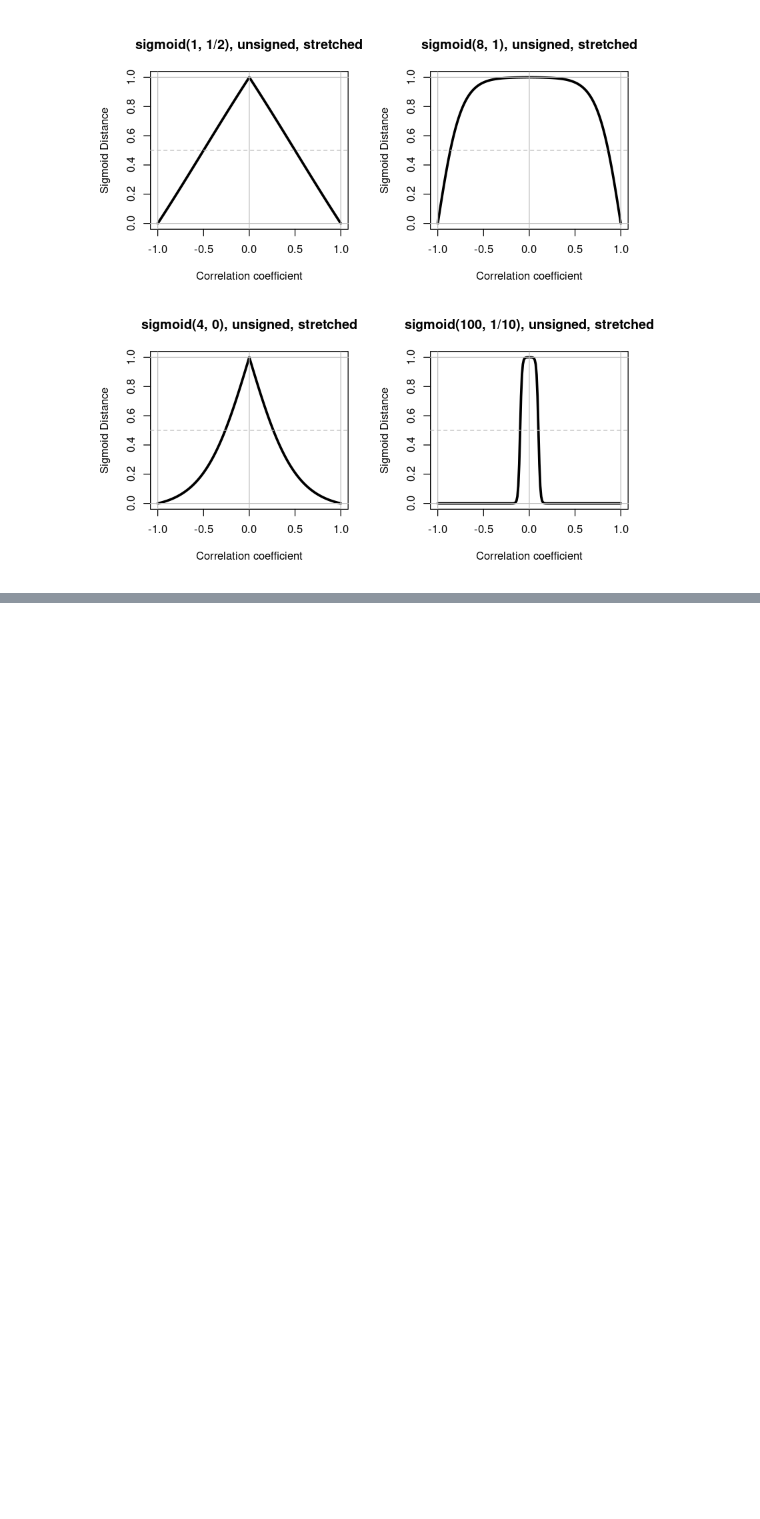
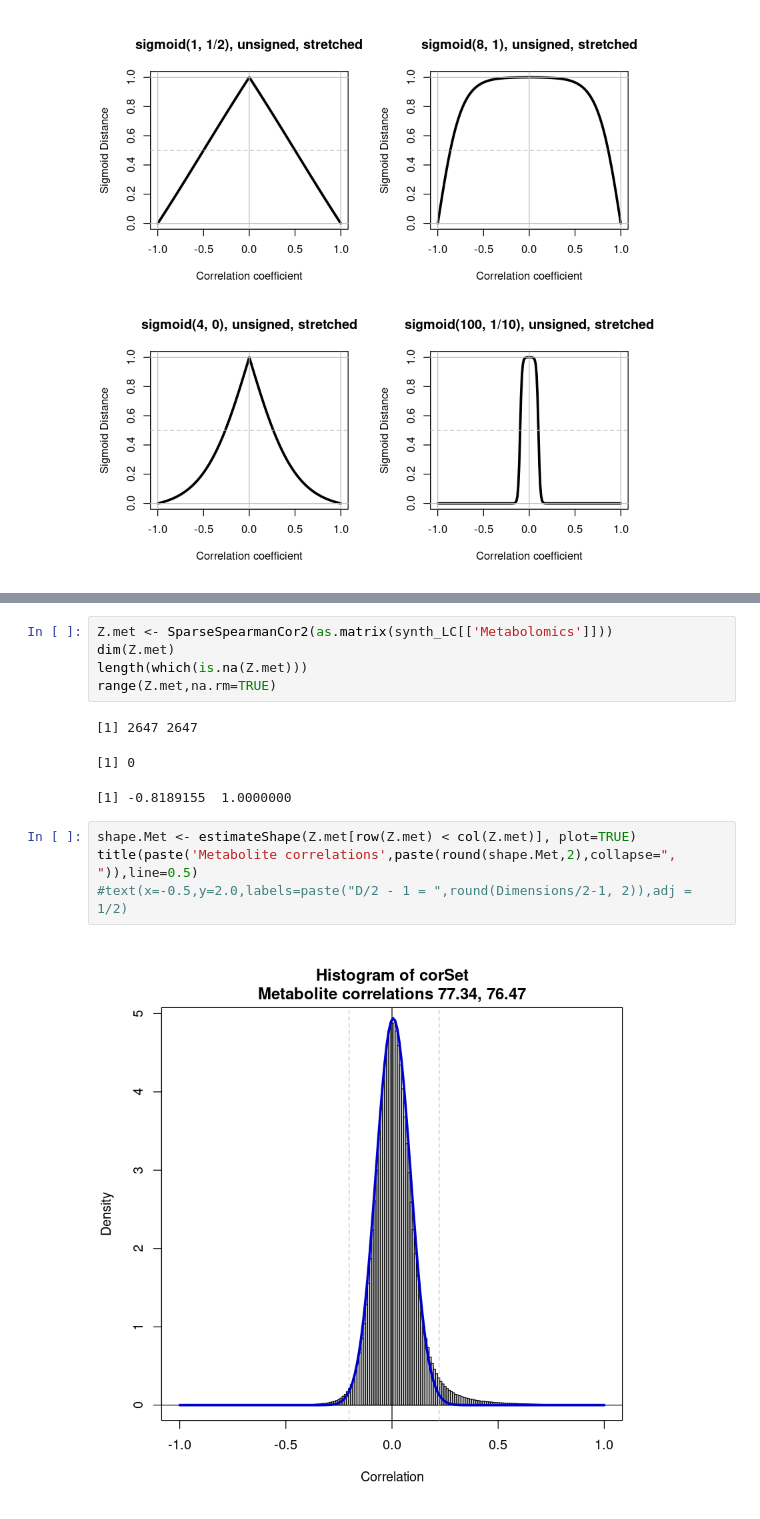
Before and after one commit to longevity-consortium/standardcor, a Jupyter notebook: vignettes/Testing.ipynb, the cells around one changed output, grey strips where cells are left out. Cells and saved outputs as stored; diff of their text form; blank space fills up the shorter version.

```diff
--- a/vignettes/Testing.ipynb
+++ b/vignettes/Testing.ipynb
@@ -299,0 +552,15 @@ abline(h=c(-1:1),col='grey') ; abline(v=c(0,1),col='grey')
+# %%
+Z.met <- SparseSpearmanCor2(as.matrix(synth_LC[['Metabolomics']]))
+dim(Z.met)
+length(which(is.na(Z.met)))
+range(Z.met,na.rm=TRUE)
+# %% [output]
+[1] 2647 2647
+[1] 0
+[1] -0.8189155  1.0000000
+# %%
+shape.Met <- estimateShape(Z.met[row(Z.met) < col(Z.met)], plot=TRUE)
+title(paste('Metabolite correlations',paste(round(shape.Met,2),collapse=", ")),line=0.5)
+#text(x=-0.5,y=2.0,labels=paste("D/2 - 1 = ",round(Dimensions/2-1, 2)),adj = 1/2)
+# %% [output]
+[figure, added]
```
Also changed, not shown: parts of 48 cells of this notebook.
